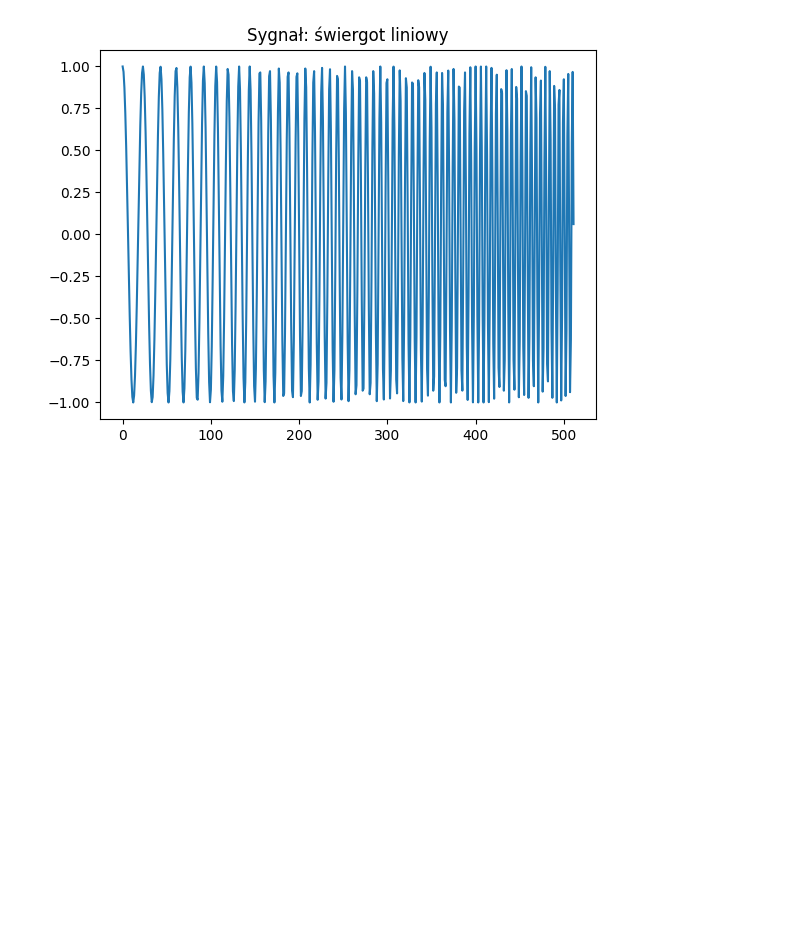
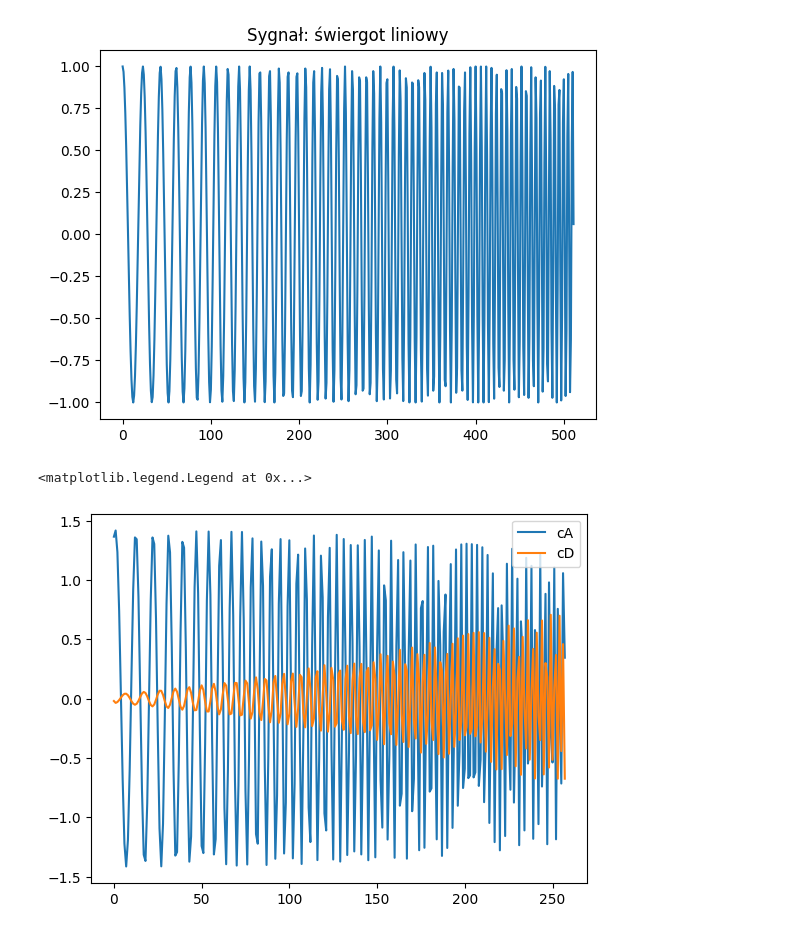
Before and after one commit to Caitlin506/SATFD, a Jupyter notebook: satfd5.ipynb, the cells around one changed output. Saved outputs shown, nothing was run; the diff lists cells and outputs as text; code cells hidden in the pictures; blank space fills up the shorter version.

```diff
--- a/satfd5.ipynb
+++ b/satfd5.ipynb
@@ -62,3 +51,13 @@ plt.title("Sygnał: świergot liniowy")
 # %% [output]
 Text(0.5, 1.0, 'Sygnał: świergot liniowy')
 [figure]
+# %%
+# jak wygląda pojedynczy krok
+cA,cD = pywt.dwt(data=chirp,wavelet='coif1') #single level discrete wavelet transform
+plt.plot(cA,label='cA') #approximation coeffs - niskoczęstotliwościowe składowe
+plt.plot(cD,label='cD') #detailed coeffs - wysokoczęstotliwościowe składowe - jak widać rosną w czasie - sensowne dla sygnału jakim jest świergot
+# https://slideplayer.pl/slide/9852167/
+plt.legend()
+# %% [output]
+<matplotlib.legend.Legend at 0x...>
+[figure, added]
```
Also changed, not shown: parts of 13 cells of this notebook.
